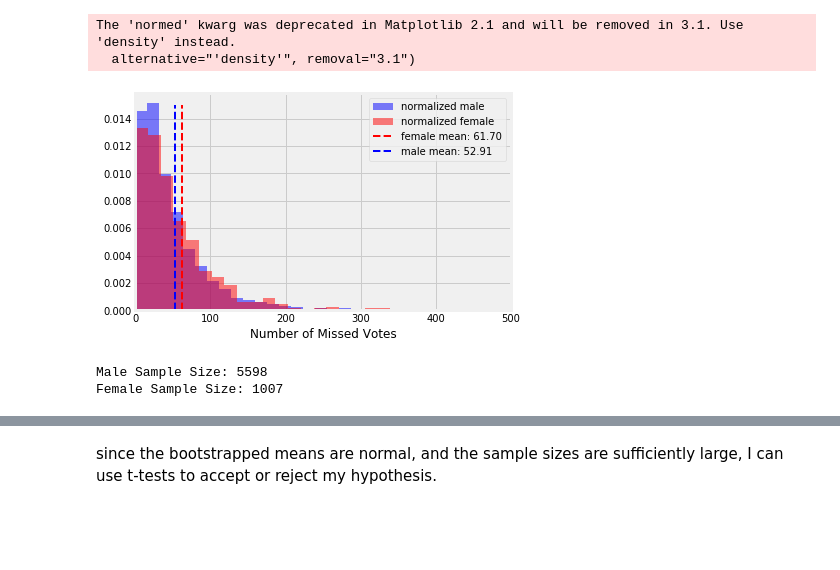
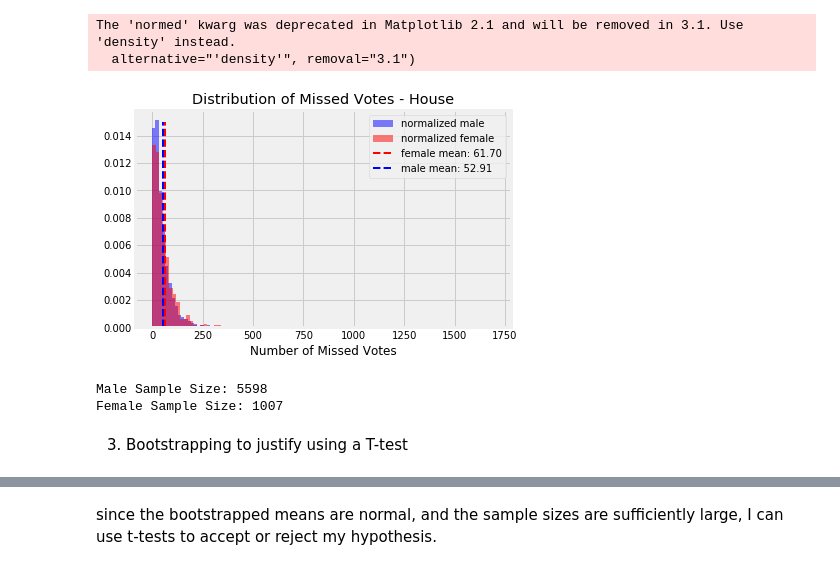
Before and after one commit to rcohngru/congressional-voting-eda, a Jupyter notebook: Post Capstone EDA/Gender.ipynb, the cells around one changed output, grey strips where cells are left out. Saved outputs shown, nothing was run; the diff lists cells and outputs as text; code cells hidden in the pictures; blank space fills up the shorter version.

```diff
--- a/Post Capstone EDA/Gender.ipynb
+++ b/Post Capstone EDA/Gender.ipynb
@@ -46,26 +50,28 @@ ax.legend()
 # %%
 fig, ax = plt.subplots()
 
 female_mean = np.mean(female_missed)
 male_mean = np.mean(male_missed)
 
 ax.hist(male_missed, color='b', label='normalized male', bins=100, normed=1, alpha=0.5)
 ax.hist(female_missed, color='r', label='normalized female', bins=100, normed=1, alpha=0.5)
 ax.vlines(female_mean, 0, 0.015, color='r', linestyle='--', linewidth=2, label='female mean: %.2f' % female_mean)
 ax.vlines(male_mean, 0, 0.015, color='b', linestyle='--', linewidth=2, label='male mean: %.2f' % male_mean)
 ax.legend()
-ax.set_xlim(0, 500)
 ax.set_xlabel('Number of Missed Votes');
+ax.set_title('Distribution of Missed Votes - House');
 # %% [output]
 The 'normed' kwarg was deprecated in Matplotlib 2.1 and will be removed in 3.1. Use 'density' instead.
   alternative="'density'", removal="3.1")
-[figure, old version]
+[figure, new version]
 # %%
 print('Male Sample Size: %d' % len(male_reps))
 print('Female Sample Size: %d' % len(female_reps))
 # %% [output]
 Male Sample Size: 5598
 Female Sample Size: 1007
+# %% [markdown]
+3. Bootstrapping to justify using a T-test
 # %%
 male_sample_mean = []
 female_sample_mean = []
```
Also changed, not shown: parts of 31 cells of this notebook, 9 other files.
